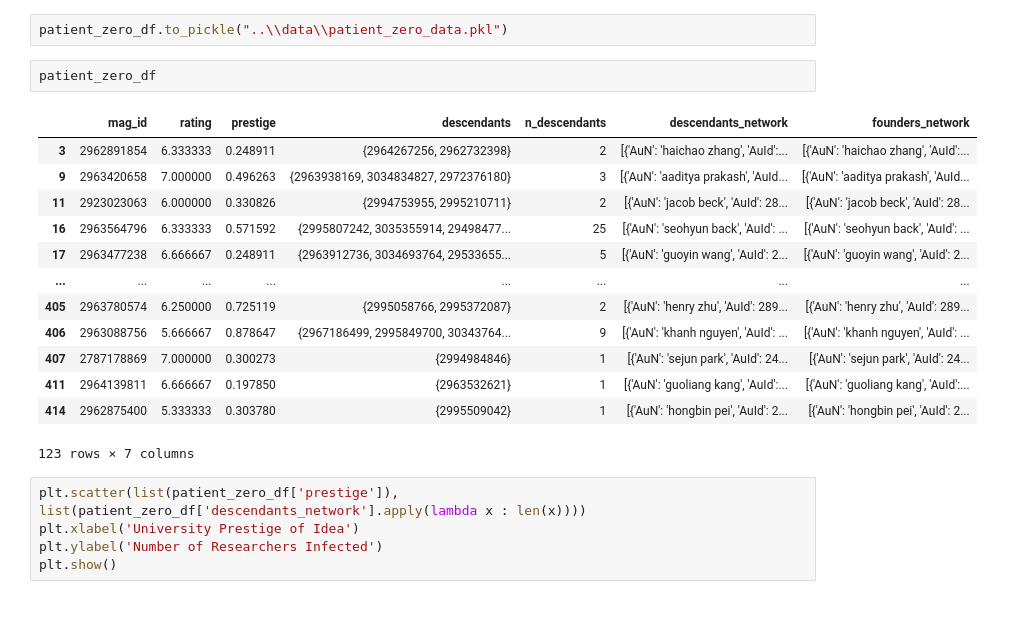
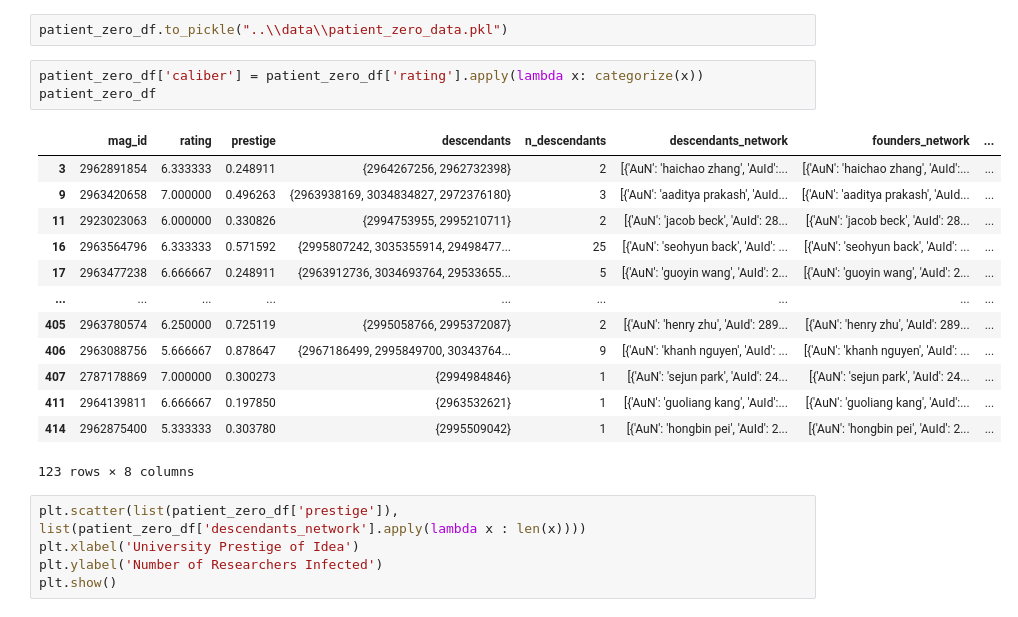
Before and after one commit to rohitmujumdar/Propagation-of-Epidemics-in-Citation-Networks, a Jupyter notebook: code/citation_network_dk.ipynb, the cells around one changed output. Drawn from its saved outputs; the diff is of its cells as text.

```diff
--- a/code/citation_network_dk.ipynb
+++ b/code/citation_network_dk.ipynb
@@ -259,21 +268,22 @@ patient_zero_df['founders_network'] = network_list
 # %%
 patient_zero_df.to_pickle("..\\data\\patient_zero_data.pkl")
-# %%
-patient_zero_df
-# %% [output]
-|  | mag_id | rating | prestige | descendants | n_descendants | descendants_network | founders_network |
-| 3 | 2962891854 | 6.333333 | 0.248911 | {2964267256, 2962732398} | 2 | [{'AuN': 'haichao zhang', 'AuId':... | [{'AuN': 'haichao zhang', 'AuId':... |
-| 9 | 2963420658 | 7.000000 | 0.496263 | {2963938169, 3034834827, 2972376180} | 3 | [{'AuN': 'aaditya prakash', 'AuId... | [{'AuN': 'aaditya prakash', 'AuId... |
-| 11 | 2923023063 | 6.000000 | 0.330826 | {2994753955, 2995210711} | 2 | [{'AuN': 'jacob beck', 'AuId': 28... | [{'AuN': 'jacob beck', 'AuId': 28... |
-| 16 | 2963564796 | 6.333333 | 0.571592 | {2995807242, 3035355914, 29498477... | 25 | [{'AuN': 'seohyun back', 'AuId': ... | [{'AuN': 'seohyun back', 'AuId': ... |
-| 17 | 2963477238 | 6.666667 | 0.248911 | {2963912736, 3034693764, 29533655... | 5 | [{'AuN': 'guoyin wang', 'AuId': 2... | [{'AuN': 'guoyin wang', 'AuId': 2... |
-| ... | ... | ... | ... | ... | ... | ... | ... |
-| 405 | 2963780574 | 6.250000 | 0.725119 | {2995058766, 2995372087} | 2 | [{'AuN': 'henry zhu', 'AuId': 289... | [{'AuN': 'henry zhu', 'AuId': 289... |
-| 406 | 2963088756 | 5.666667 | 0.878647 | {2967186499, 2995849700, 30343764... | 9 | [{'AuN': 'khanh nguyen', 'AuId': ... | [{'AuN': 'khanh nguyen', 'AuId': ... |
-| 407 | 2787178869 | 7.000000 | 0.300273 | {2994984846} | 1 | [{'AuN': 'sejun park', 'AuId': 24... | [{'AuN': 'sejun park', 'AuId': 24... |
-| 411 | 2964139811 | 6.666667 | 0.197850 | {2963532621} | 1 | [{'AuN': 'guoliang kang', 'AuId':... | [{'AuN': 'guoliang kang', 'AuId':... |
-| 414 | 2962875400 | 5.333333 | 0.303780 | {2995509042} | 1 | [{'AuN': 'hongbin pei', 'AuId': 2... | [{'AuN': 'hongbin pei', 'AuId': 2... |
-123 rows × 7 columns
+# %%
+patient_zero_df['caliber'] = patient_zero_df['rating'].apply(lambda x: categorize(x))
+patient_zero_df
+# %% [output]
+|  | mag_id | rating | prestige | descendants | n_descendants | descendants_network | founders_network | ... |
+| 3 | 2962891854 | 6.333333 | 0.248911 | {2964267256, 2962732398} | 2 | [{'AuN': 'haichao zhang', 'AuId':... | [{'AuN': 'haichao zhang', 'AuId':... | ... |
+| 9 | 2963420658 | 7.000000 | 0.496263 | {2963938169, 3034834827, 2972376180} | 3 | [{'AuN': 'aaditya prakash', 'AuId... | [{'AuN': 'aaditya prakash', 'AuId... | ... |
+| 11 | 2923023063 | 6.000000 | 0.330826 | {2994753955, 2995210711} | 2 | [{'AuN': 'jacob beck', 'AuId': 28... | [{'AuN': 'jacob beck', 'AuId': 28... | ... |
+| 16 | 2963564796 | 6.333333 | 0.571592 | {2995807242, 3035355914, 29498477... | 25 | [{'AuN': 'seohyun back', 'AuId': ... | [{'AuN': 'seohyun back', 'AuId': ... | ... |
+| 17 | 2963477238 | 6.666667 | 0.248911 | {2963912736, 3034693764, 29533655... | 5 | [{'AuN': 'guoyin wang', 'AuId': 2... | [{'AuN': 'guoyin wang', 'AuId': 2... | ... |
+| ... | ... | ... | ... | ... | ... | ... | ... | ... |
+| 405 | 2963780574 | 6.250000 | 0.725119 | {2995058766, 2995372087} | 2 | [{'AuN': 'henry zhu', 'AuId': 289... | [{'AuN': 'henry zhu', 'AuId': 289... | ... |
+| 406 | 2963088756 | 5.666667 | 0.878647 | {2967186499, 2995849700, 30343764... | 9 | [{'AuN': 'khanh nguyen', 'AuId': ... | [{'AuN': 'khanh nguyen', 'AuId': ... | ... |
+| 407 | 2787178869 | 7.000000 | 0.300273 | {2994984846} | 1 | [{'AuN': 'sejun park', 'AuId': 24... | [{'AuN': 'sejun park', 'AuId': 24... | ... |
+| 411 | 2964139811 | 6.666667 | 0.197850 | {2963532621} | 1 | [{'AuN': 'guoliang kang', 'AuId':... | [{'AuN': 'guoliang kang', 'AuId':... | ... |
+| 414 | 2962875400 | 5.333333 | 0.303780 | {2995509042} | 1 | [{'AuN': 'hongbin pei', 'AuId': 2... | [{'AuN': 'hongbin pei', 'AuId': 2... | ... |
+123 rows × 8 columns
 # %%
 plt.scatter(list(patient_zero_df['prestige']), list(patient_zero_df['descendants_network'].apply(lambda x : len(x))))
 plt.xlabel('University Prestige of Idea')
```
Also changed, not shown: parts of 2 cells of this notebook, 1 other file.
